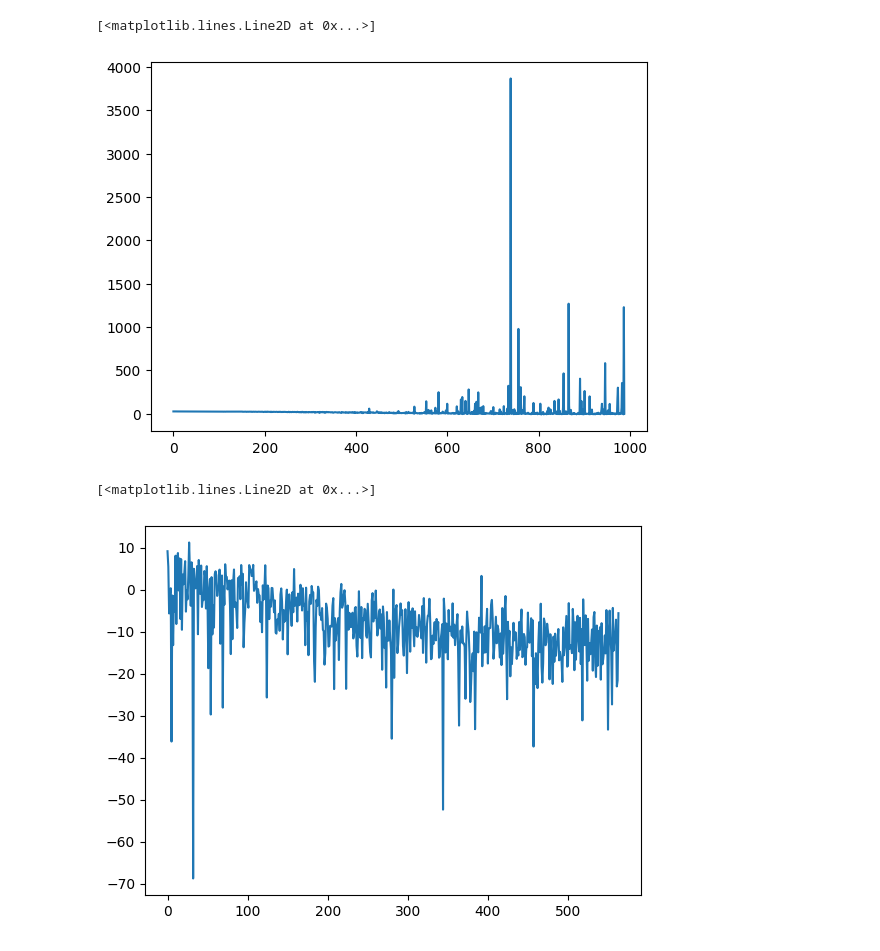
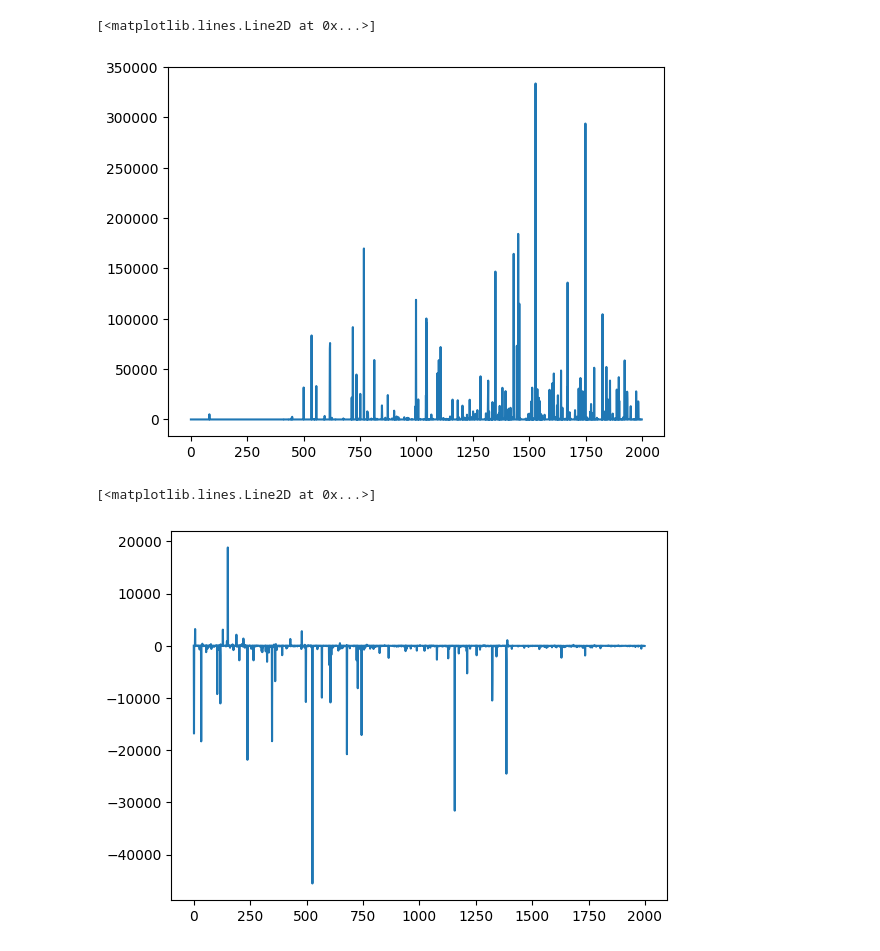
Before and after one commit to danielward27/softcvi_validation, a Jupyter notebook: examples/minimal.ipynb, the cells around one changed output. Cells and saved outputs as stored; diff of their text form; code cells hidden in the pictures.

```diff
--- a/examples/minimal.ipynb
+++ b/examples/minimal.ipynb
@@ -4,16 +4,16 @@ import jax.numpy as jnp
 import jax.random as jr
 import matplotlib.pyplot as plt
 import optax
+from cnpe.losses import AmortizedMaximumLikelihood, ContrastiveLoss
+from cnpe.train import train
 from flowjax.distributions import AbstractDistribution, Normal
 from flowjax.experimental.numpyro import sample
-from gnpe.losses import AmortizedMaximumLikelihood, ContrastiveLoss
-from gnpe.train import train
+from flowjax.wrappers import Lambda
 from numpyro.infer import Predictive
 
-from gnpe_experiments.plot_utils import pairplot_dictionary
-from gnpe_experiments.utils import MLPParameterizedDistribution
+from cnpe_validation.plot_utils import pairplot_dictionary
+from cnpe_validation.utils import MLPParameterizedDistribution
 
-from flowjax.wrappers import Lambda
 
 class GaussianModel(eqx.Module):
     dim: int
@@ -23,7 +23,7 @@ class GaussianModel(eqx.Module):
     def __init__(self, dim):
         self.dim = dim
         self.prior = Normal(jnp.zeros(self.dim))
-        self.likelihood_std = 0.05
+        self.likelihood_std = 0.01
 
     def __call__(self, obs=None):
         theta = sample("theta", self.prior)
@@ -52,7 +52,7 @@ class GaussianGuide(eqx.Module):
 
 dim = 10
 model = GaussianModel(dim)
-key, subkey = jr.split(jr.PRNGKey(0))
+key, subkey = jr.split(jr.PRNGKey(1))
 guide = GaussianGuide(subkey, dim)
 
 key, subkey = jr.split(key)
@@ -70,51 +70,54 @@ loss = AmortizedMaximumLikelihood(
 
 optimizer = optax.chain(
         optax.clip_by_global_norm(1),
-        optax.adam(5e-4),
+        optax.adam(1e-4),
         )
 
 guide_aml, losses = train(
     subkey,
-    dist=guide,
+    guide=guide,
     loss_fn=loss,
     steps=steps,
     optimizer=optimizer,
+    convergence_window_size=1000,  # Avoid triggering
+
     )
 
 plt.plot(losses)
 # %% [output]
 [<matplotlib.lines.Line2D at 0x...>]
-[figure, old version]
+[figure, new version]
 # %%
 # Train using contrastive
-steps=1000
+steps=2000
 
 loss = ContrastiveLoss(
     model=model,
     obs_name="x",
+    obs=obs["x"],
+    n_contrastive=20,
     stop_grad_for_contrastive_sampling=False,
-    obs=obs["x"],
-    n_contrastive=2,
 )
 
 optimizer = optax.chain(
         optax.clip_by_global_norm(1),
         optax.adam(1e-4),
 )
 
 
 guide_contrastive, losses = train(
     subkey,
-    dist=guide_aml,
+    guide=guide_aml,
     loss_fn=loss,
     steps=steps,
     optimizer=optimizer,
+    convergence_window_size=steps,  # Avoid triggering
     )
 
 plt.plot(losses)
 # %% [output]
 [<matplotlib.lines.Line2D at 0x...>]
-[figure, old version]
+[figure, new version]
 # %%
 
 def get_true_posterior(prior_mean, prior_std, obs, likelihood_std):
```
Also changed, not shown: parts of 4 cells of this notebook, 35 other files.
